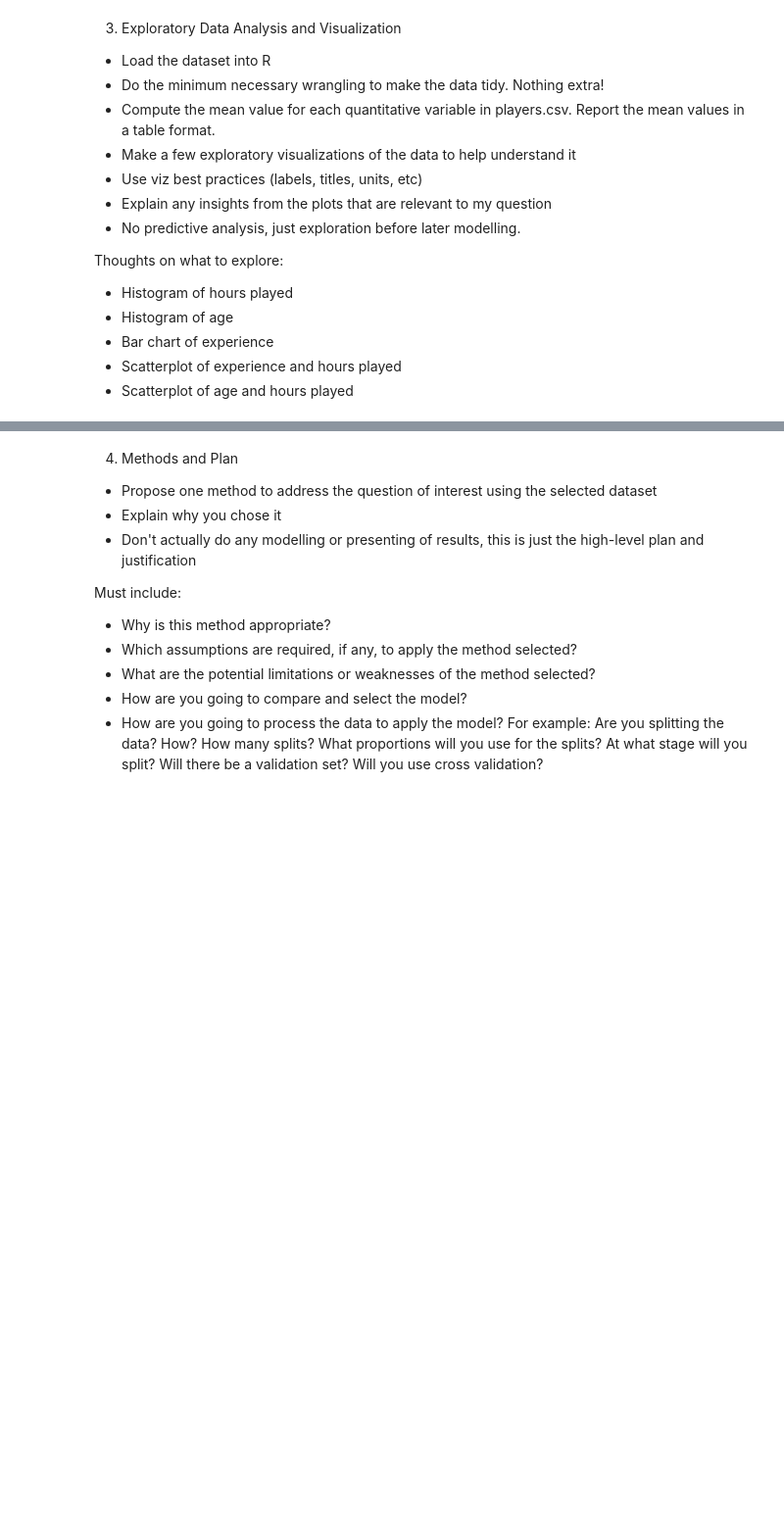
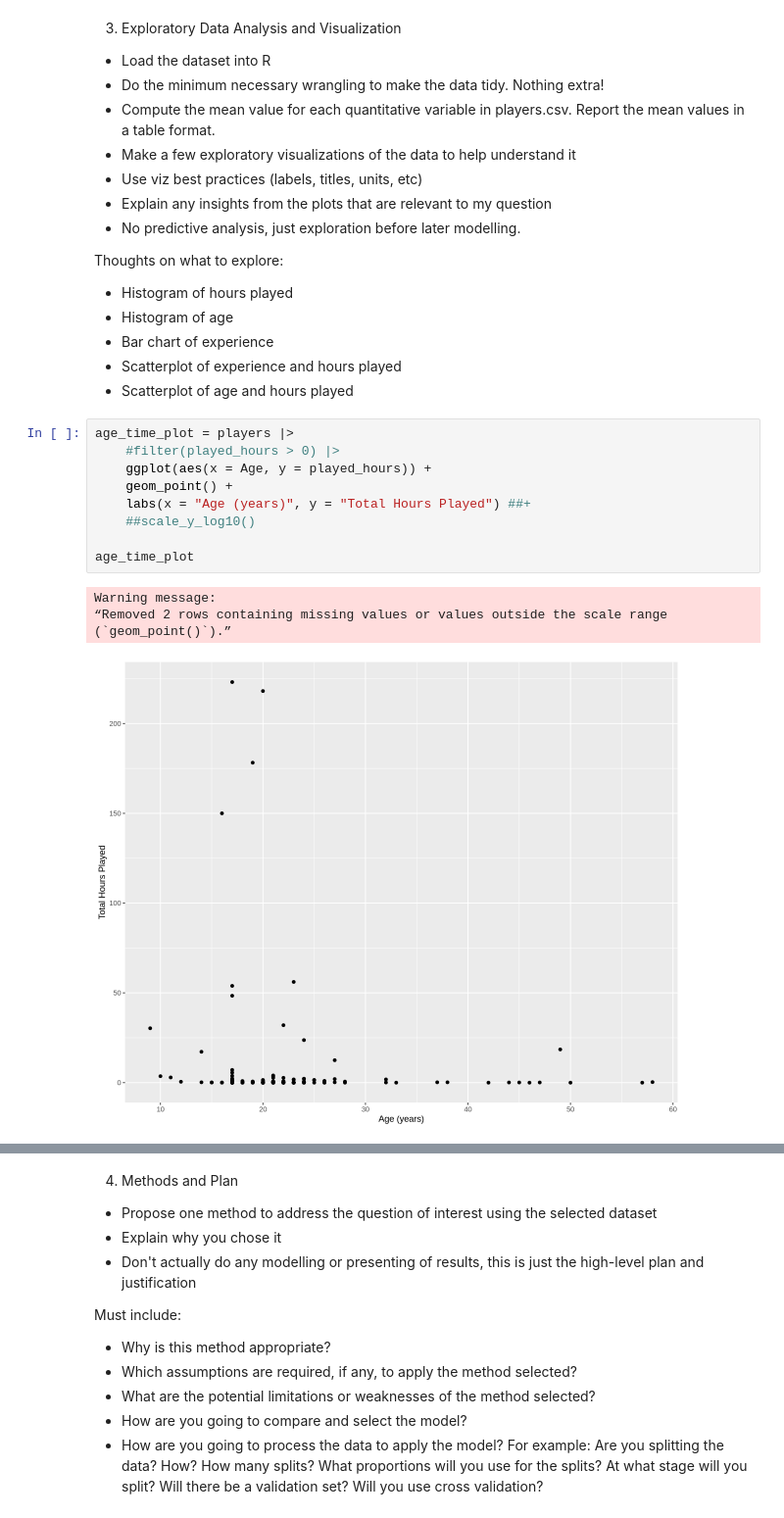
Before and after one commit to apepers/DSCI-100-Project, a Jupyter notebook: PlanningNotebook.ipynb, the cells around one changed output, grey strips where cells are left out. Shown at 98% size. Saved outputs shown, nothing was run; the diff lists cells and outputs as text; blank space fills up the shorter version.

Commit message:
Further visualization exploration
Playing with other types of visualization and exploration of the data in the planning notebook, to get a sense of what variables I might want to work with.

```diff
--- a/PlanningNotebook.ipynb
+++ b/PlanningNotebook.ipynb
@@ -447,3 +444,17 @@ Thoughts on what to explore:
 - Bar chart of experience
 - Scatterplot of experience and hours played
 - Scatterplot of age and hours played
+# %%
+age_time_plot = players |>
+    #filter(played_hours > 0) |>
+    ggplot(aes(x = Age, y = played_hours)) +
+    geom_point() +
+    labs(x = "Age (years)", y = "Total Hours Played") ##+
+    ##scale_y_log10()
+
+age_time_plot
+# %% [output]
+Warning message:
+“Removed 2 rows containing missing values or values outside the scale range
+(`geom_point()`).”
+[figure, added]
```
Also changed, not shown: parts of 4 cells of this notebook.
